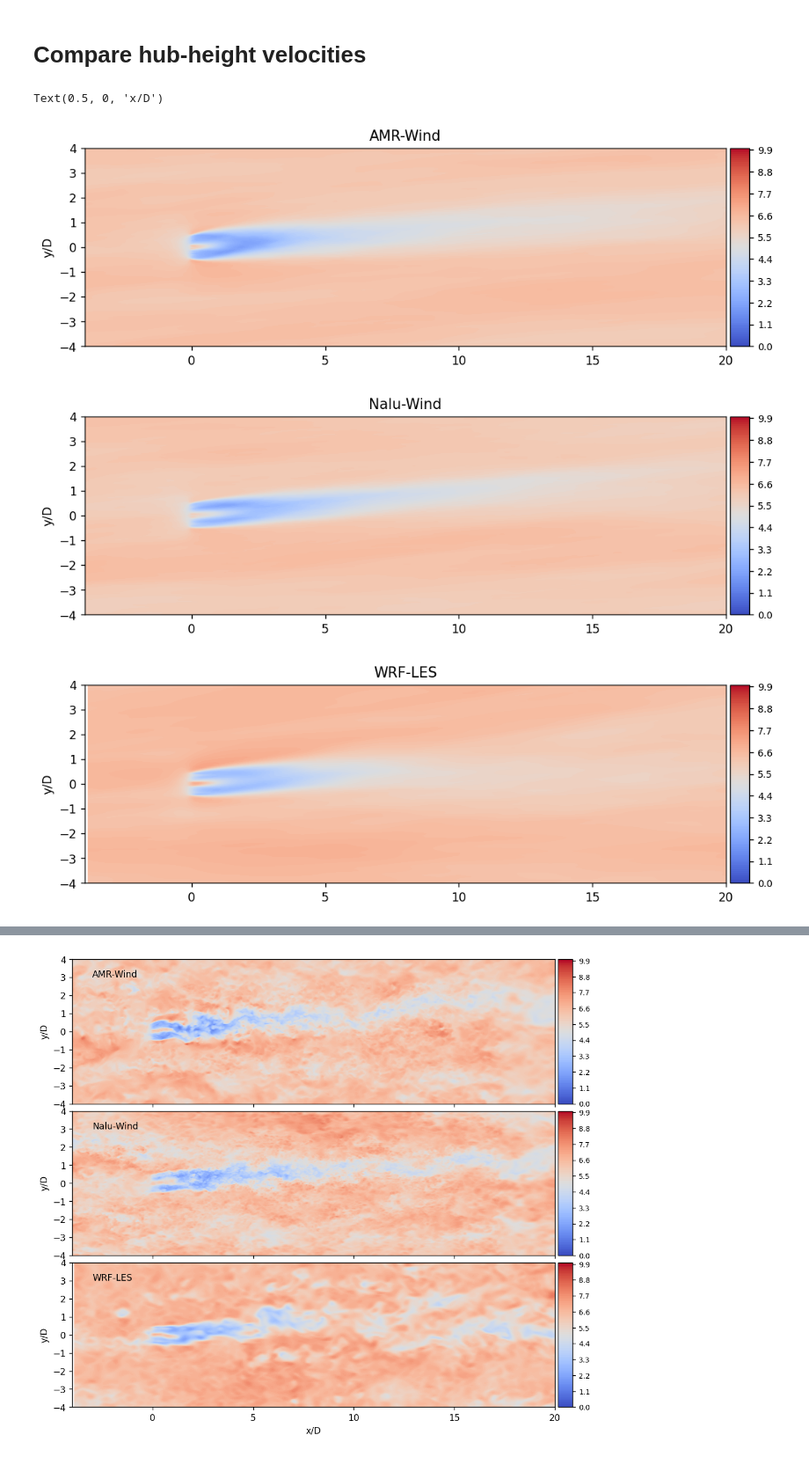
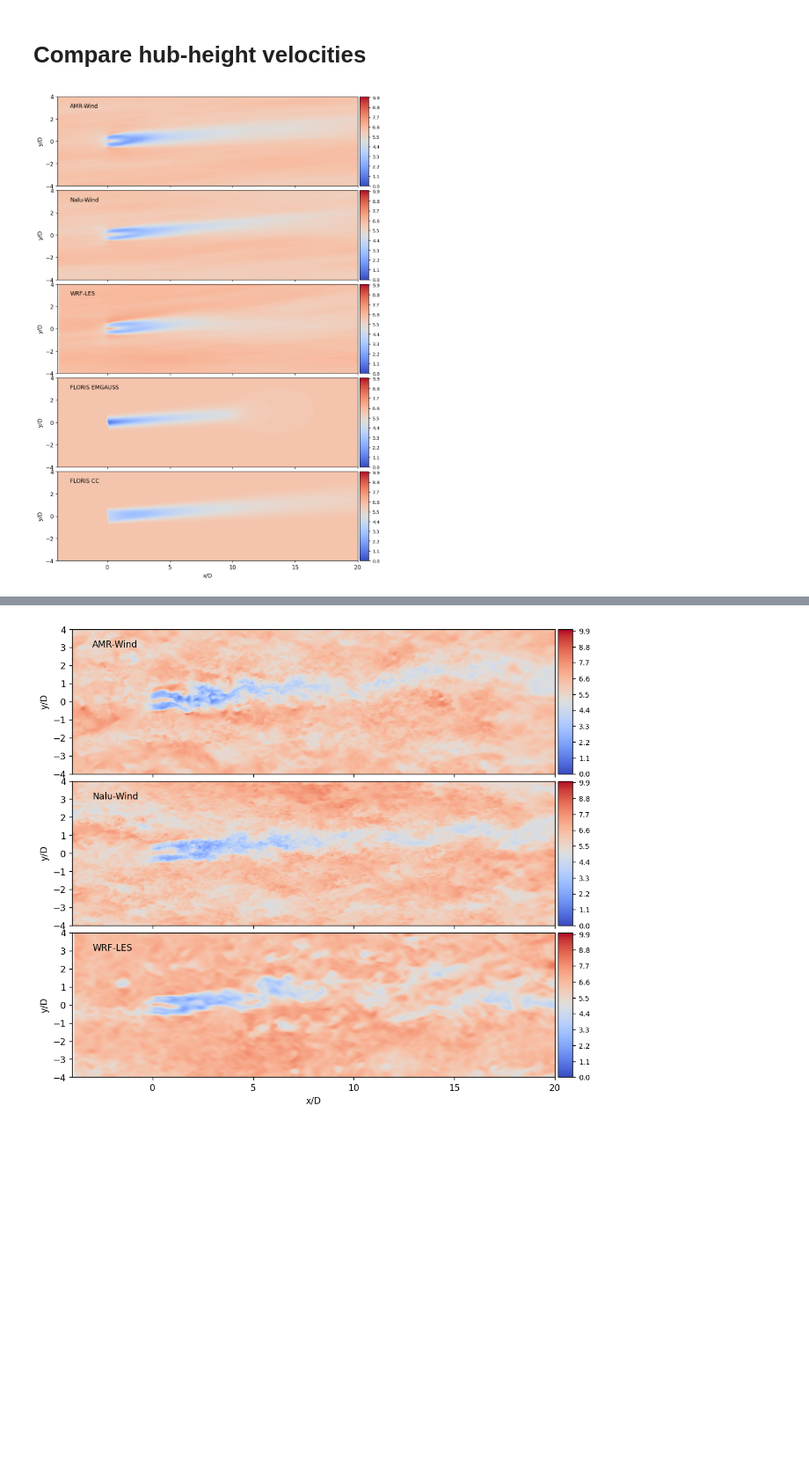
Before and after one commit to lawrenceccheung/AWAKEN_summit_setup, a Jupyter notebook: NeutralABL_turbine1/JRSE_ComparisonPlots/Compare_HH_contours_JRSE.ipynb, the cells around one changed output, grey strips where cells are left out. Shown at 88% size. Saved outputs shown, nothing was run; the diff lists cells and outputs as text; code cells hidden in the pictures; blank space fills up the shorter version.

Commit message:
Update Compare_HH_contours_JRSE.ipynb with journal quality figures

```diff
--- a/NeutralABL_turbine1/JRSE_ComparisonPlots/Compare_HH_contours_JRSE.ipynb
+++ b/NeutralABL_turbine1/JRSE_ComparisonPlots/Compare_HH_contours_JRSE.ipynb
@@ -52,7 +52,7 @@ cases = [
     },
 
     # WRF data defs
-    {'label':'FLORIS',
+    {'label':'FLORIS EMGAUSS',
      'datadir':'../FLORIS_turbine1/pklfiles',
      'prefix':'FLORIS',
      'fname_avg':'{prefix}_HH_avgVEL.pkl',
@@ -60,35 +60,45 @@ cases = [
      'x0':0,'y0':0,
      'Uhfunc':(lambda ds: np.sqrt(ds['U'][-50,:,:]**2 + ds['V'][-1,:,:]**2))
     },
+
+    # FLORIS data defs
+    {'label':'FLORIS CC',
+     'datadir':'../FLORIS_turbine1/pklfiles_cc',
+     'prefix':'FLORIS',
+     'fname_avg':'{prefix}_HH_avgVEL.pkl',
+     'linestyle':{'linestyle':'--', 'lw':2},
+     'x0':0,'y0':0,
+     'Uhfunc':(lambda ds: np.sqrt(ds['U'][-50,:,:]**2 + ds['V'][-1,:,:]**2))
+    },
 ]
 # %%
+fig, axs = plt.subplots(len(cases),1,figsize=(10,3*len(cases)), dpi=125, sharex=True)
+
 for icase, case in enumerate(cases):
     label   = case['label']
     prefix  = case['prefix']
     datadir = case['datadir']
     fname   = case['fname_avg']
     x0, y0   = case['x0'], case['y0']
+    ax      = axs[icase]
     ds      = loadpickle(datadir+'/'+fname.format(prefix=prefix))
 
-    fig, ax = plt.subplots(1,1,figsize=(10,3), dpi=125)
+    #fig, ax = plt.subplots(1,1,figsize=(10,3), dpi=125)
     clevels=np.linspace(0, 10,101)
     Uh=np.sqrt(ds['U']**2 + ds['V']**2)
-    c=plt.contourf((ds['X']-x0)/rotorD, (ds['Y']-y0)/rotorD, Uh, levels=clevels, cmap='coolwarm')
+    c=ax.contourf((ds['X']-x0)/rotorD, (ds['Y']-y0)/rotorD, Uh, levels=clevels, cmap='coolwarm')
     divider = make_axes_locatable(ax)
     cax = divider.append_axes("right", size="3%", pad=0.05)
     cbar=fig.colorbar(c, ax=ax, cax=cax)
     cbar.ax.tick_params(labelsize=8)
 
     ax.set_xlim([-4, 20])
     ax.set_ylim([-4, 4])
 
-    #ax.set_xlim([-500, 2500])
-    #ax.set_ylim([-400, 400])
-    ax.set_title(label)
+    ax.text(-3, 3, label)
     ax.set_ylabel('y/D')
+
 ax.set_xlabel('x/D')
+fig.subplots_adjust(hspace=0.05)
 # %% [output]
-Text(0.5, 0, 'x/D')
-[figure, old version]
+[figure, new version]
-[figure, removed]
-[figure, removed]
```
Also changed, not shown: parts of 2 cells of this notebook, 1 other file.
